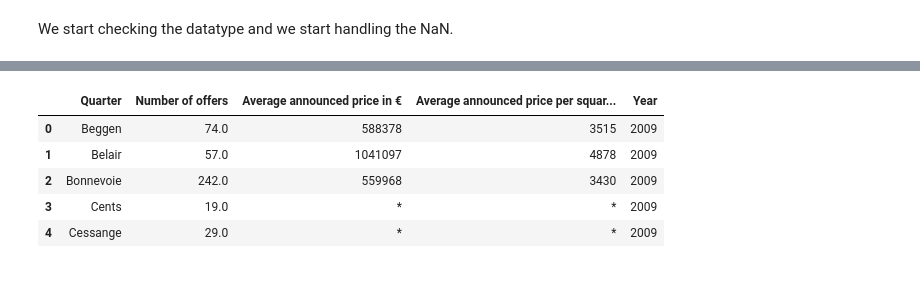
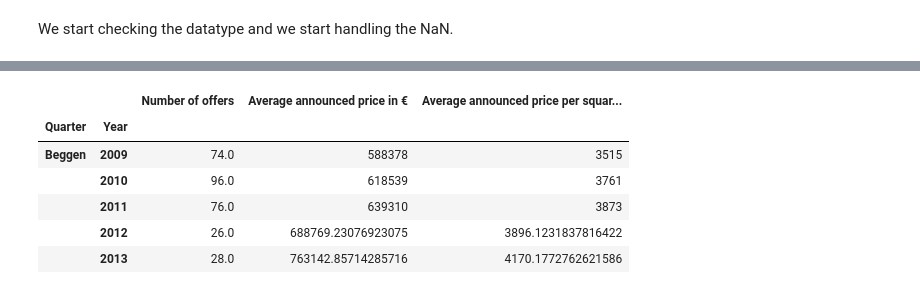
Before and after one commit to Dawreen/data-analytics-challenge, a Jupyter notebook: notebook_analysis.ipynb, the cells around one changed output, grey strips where cells are left out. Saved outputs shown, nothing was run; the diff lists cells and outputs as text; code cells hidden in the pictures.

Commit message:
clean data, type checked
Signed-off-by: Dawreen <dntknwhtf@gmail.com>

```diff
--- a/notebook_analysis.ipynb
+++ b/notebook_analysis.ipynb
@@ -19,21 +20,18 @@ We open the first dataset and start working on the indexing, organizing the data
 # %%
-price_ap_data = pd.read_excel(price_app_filepath)
+def clean_index(dataset):
+    # ordering the data by quarter and year, creating a multi-index
+    arrays = [[*dataset.Quarter], [*dataset.Year]]
 
-# ordering the data by quarter and year, creating a multi-index
-arrays = [[*price_ap_data.Quarter], [*price_ap_data.Year]]
+    tuples = list(zip(*arrays))
 
-tuples = list(zip(*arrays))
+    index =pd.MultiIndex.from_tuples(tuples, names=['Quarter', 'Year'])
 
-index =pd.MultiIndex.from_tuples(tuples, names=['Quarter', 'Year'])
+    dataset.set_index(index, inplace=True)
 
-price_ap_data.set_index(index, inplace=True)
+    # we don't need the quarter and year since they are part  of the index
+    dataset.drop(columns=['Quarter', 'Year'], inplace=True)
 
-# we don't need the quarter and year since they are part  of the index
-price_ap_data.drop(columns=['Quarter', 'Year'], inplace=True)
+    dataset.sort_index(inplace=True)
 
-price_ap_data.sort_index(inplace=True)
-
-price_ap_data.drop(index='Luxembourg City', inplace=True)
-price_ap_data.drop(index='National Average', inplace=True)
-
-price_ap_data
+    dataset.drop(index='Luxembourg City', inplace=True)
+    dataset.drop(index='National Average', inplace=True)
@@ -92,10 +109,16 @@ Average announced price per squared meter in €:        float64
 # %%
+# acquiring the data
 price_hous_data = pd.read_excel(price_house_filepath)
+
+# clening the indexing
+clean_index(price_hous_data)
+
 price_hous_data.head()
 # %% [output]
-|  | Quarter | Number of offers | Average announced price in € | Average announced price per squar... | Year |
-| 0 | Beggen | 74.0 | 588378 | 3515 | 2009 |
-| 1 | Belair | 57.0 | 1041097 | 4878 | 2009 |
-| 2 | Bonnevoie | 242.0 | 559968 | 3430 | 2009 |
-| 3 | Cents | 19.0 | * | * | 2009 |
-| 4 | Cessange | 29.0 | * | * | 2009 |
+|  |  | Number of offers | Average announced price in € | Average announced price per squar... |
+| Quarter | Year |  |  |  |
+| Beggen | 2009 | 74.0 | 588378 | 3515 |
+|  | 2010 | 96.0 | 618539 | 3761 |
+|  | 2011 | 76.0 | 639310 | 3873 |
+|  | 2012 | 26.0 | 688769.23076923075 | 3896.1231837816422 |
+|  | 2013 | 28.0 | 763142.85714285716 | 4170.1772762621586 |
```
Also changed, not shown: parts of 10 cells of this notebook, 1 other file.
